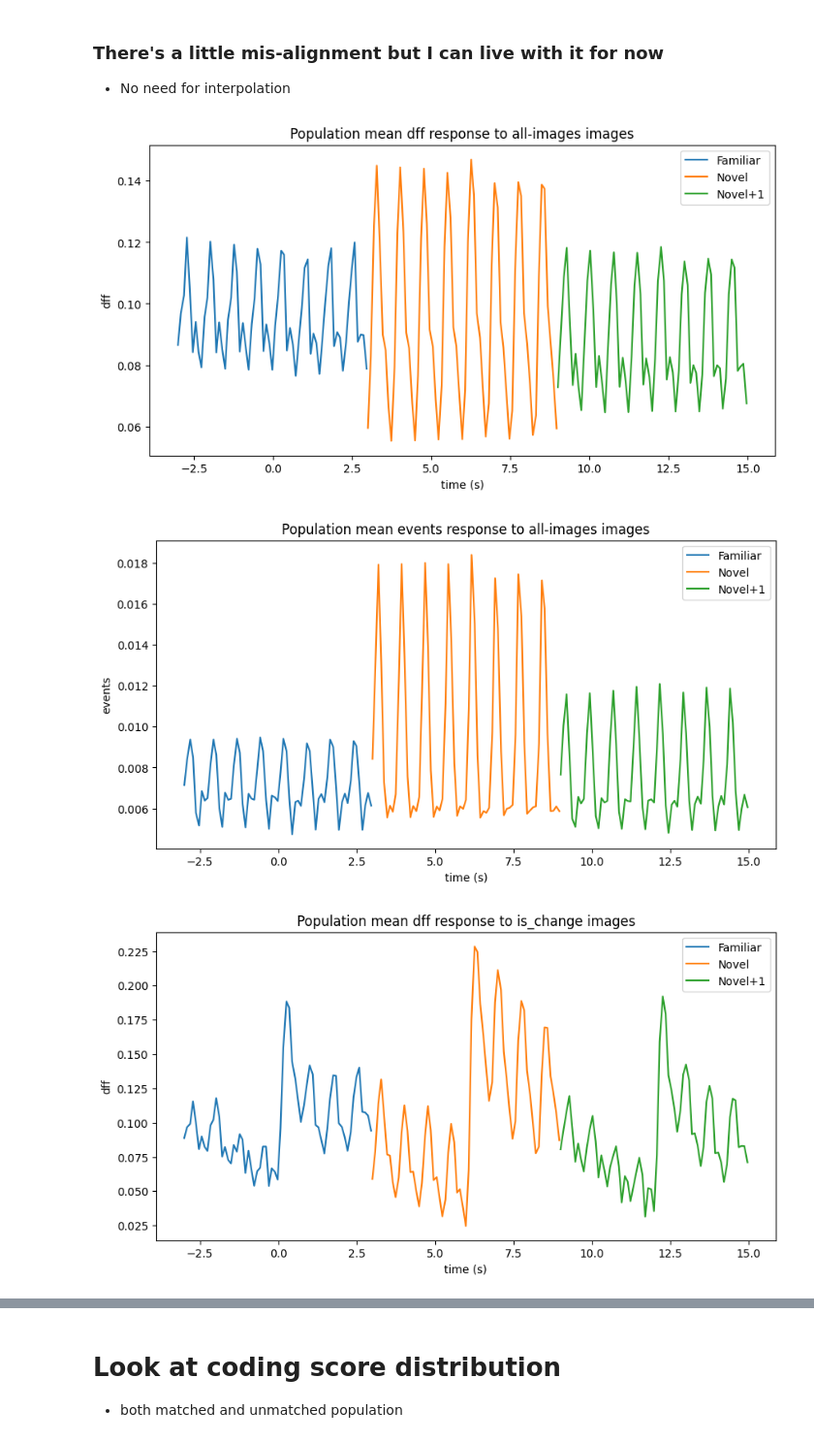
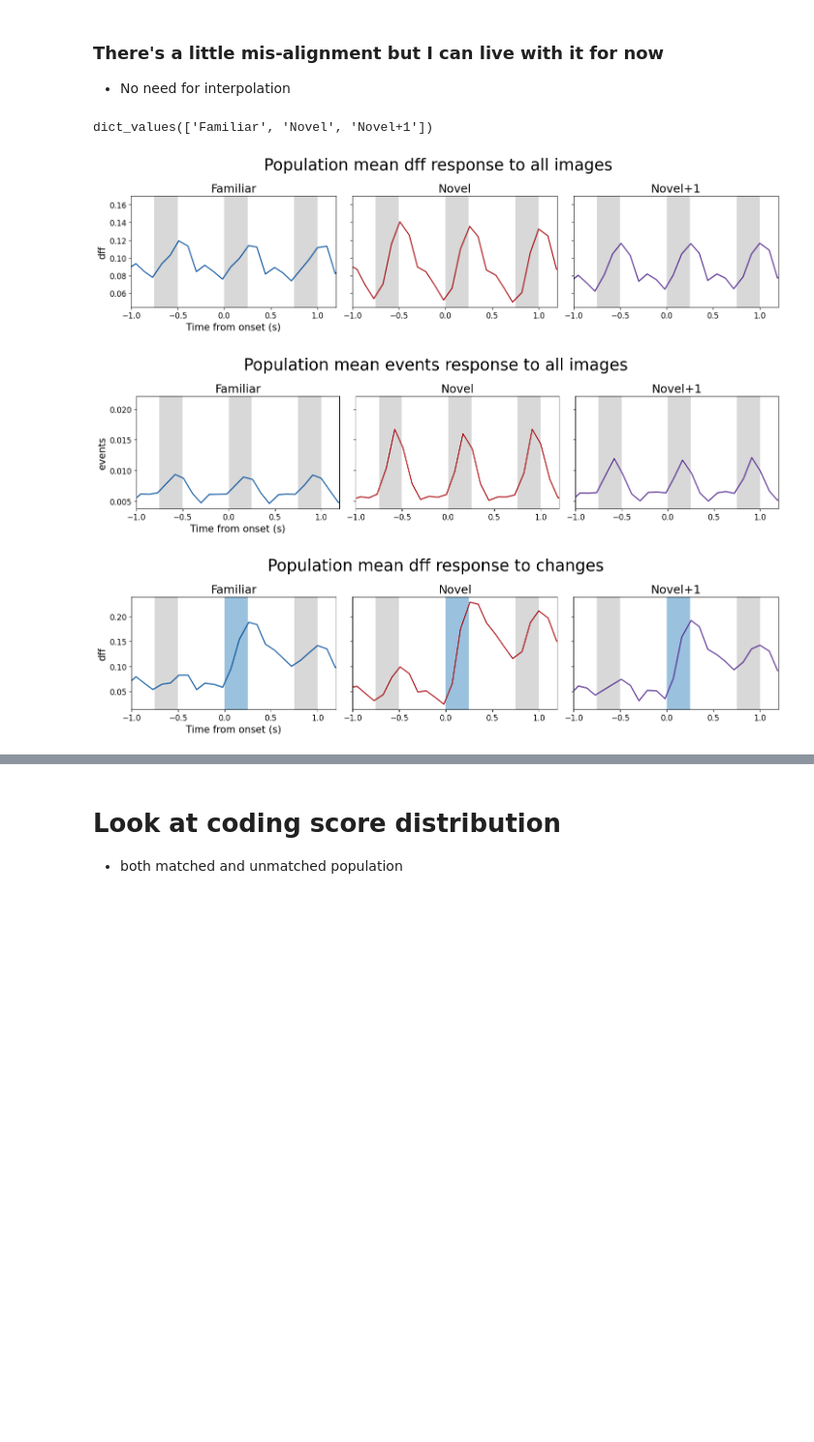
Before and after one commit to AllenNeuralDynamics/AIND-ophys-mFISH-GLM, a Jupyter notebook: code/notebooks/250128_coding_scores.ipynb, the cells around one changed output, grey strips where cells are left out. Shown at 97% size. Saved outputs shown, nothing was run; the diff lists cells and outputs as text; code cells hidden in the pictures; blank space fills up the shorter version.

Commit message:
notebooks for Thyme analysis

```diff
--- a/code/notebooks/250128_coding_scores.ipynb
+++ b/code/notebooks/250128_coding_scores.ipynb
@@ -35,4 +42,11 @@ import capsule_utils
 # %%
+# GLM parameters
+dm_version = 2
+data_type = 'events'
+suffix = ''
+
+# Loading session information
+
 data_dir = '/root/capsule/data'
 data_folders = [d for d in glob.glob(data_dir + '/*') if Path(d).is_dir()]
 raw_paths = np.sort([d for d in data_folders if ('processed' not in d.split('/')[-1]) and
@@ -57,4 +71,3 @@ session_info_df = pd.DataFrame({'session_name': session_names,
                                 'session_ind': session_inds,
                                 'session_type': session_types})
 session_info_df.set_index('session_key', drop=True, inplace=True)
-session_info_df
@@ -98,11 +97,11 @@ f1n2_all_matched_roi_df.head()
 # %% [markdown]
 # Mean responses
 # %%
-mean_response_path = Path('/root/capsule/data/single_cell_mean_responses_736963_natural_images_condition_v0')
+mean_response_path = Path('/root/capsule/scratch/Thyme/responses_condition_v1')
 mean_response_df = pd.DataFrame()
 for session_ind in session_ind_name_dict.keys():
     session_name = session_info_df.query(f'session_ind=={session_ind}').session_name.values[0]
-    mean_response_fn = mean_response_path / f'response_v0_{session_name}.feather'
+    mean_response_fn = mean_response_path / f'response_v1_{session_name}.feather'
     temp_response_df = pd.read_feather(mean_response_fn)
     conditions = temp_response_df.condition.unique()
     image_condition = [condition for condition in conditions if 'image' in condition][0]
@@ -140,27 +139,50 @@ common_timestamps = timestamps_sessions[0]
 # %% [markdown]
 ### There's a little mis-alignment but I can live with it for now
 - No need for interpolation
+# %%
+session_ind_name_dict.values()
+# %% [output]
+dict_values(['Familiar', 'Novel', 'Novel+1'])
 # %%
 conditions = mean_response_df.condition.unique()
+titles = ['all images', 'changes', 'omissions']
 data_types = mean_response_df.data_type.unique()
-for condition in conditions:
+colors = vba_tools.get_experience_level_colors()
+time_window = [-1, 1.2]
+
+for ci, condition in enumerate(conditions):
     for data_type in data_types:
+# condition = conditions[0]
+# data_type = data_types[0]
         mean_responses = mean_response_df.query(f'condition=="{condition}" and data_type=="{data_type}"').groupby('session_ind')[['mean_trace']].mean()
         sem_responses = pd.DataFrame(mean_response_df.query(f'condition=="{condition}" and data_type=="{data_type}"').groupby(
             'session_ind')[['mean_trace']].apply(
                 lambda x: np.std(x.values)/x.values.shape[0]))
-        fig, ax = plt.subplots(1, 1, figsize=(10, 5))
+        fig, ax = plt.subplots(1, 3, sharex=True, sharey=True, figsize=(15,4))
         for si in range(3):
-            x = common_timestamps + si * 6
             mean = mean_responses.iloc[si].values[0]
             sem = sem_responses.iloc[si].values[0]
-            ax.fill_between(x, mean - sem, mean + sem, alpha=0.5)
-            ax.plot(x, mean, label=session_ind_name_dict[list(session_ind_name_dict.keys())[si]])
-        ax.legend()
-        ax.set_xlabel('time (s)')
-        ax.set_ylabel(data_type)
-        ax.set_title(f'Population mean {data_type} response to {condition} images')
+            ax[si].fill_between(common_timestamps, mean - sem, mean + sem, color=colors[si], alpha=0.5)
+            ax[si].plot(common_timestamps, mean, color=colors[si], label=session_ind_name_dict[list(session_ind_name_dict.keys())[si]])
+            if 'change' in condition:
+                vba_tools.plot_flashes_on_trace(ax[si], common_timestamps, change_time=0, change=True,
+                                                alpha=0.3)
+            elif 'omitted' in condition:
+                vba_tools.plot_flashes_on_trace(ax[si], common_timestamps, change_time=0, omitted=True,
+                                                alpha=0.3)
+            else:
+                vba_tools.plot_flashes_on_trace(ax[si], common_timestamps, change_time=0,
+                                                alpha=0.3)
+            ax[si].set_xlim(time_window)
+            ax[si].tick_params(axis='both', labelsize=12)
+            ax[si].set_title(list(session_ind_name_dict.values())[si], fontsize=18)
+
+
+        ax[0].set_xlabel('Time from onset (s)', fontsize=15)
+        ax[0].set_ylabel(data_type, fontsize=15)
+        fig.suptitle(f'Population mean {data_type} response to {titles[ci]}', fontsize=25)
+        fig.tight_layout()
 # %% [output]
-[figure, old version]
+[figure, new version]
-[figure, old version]
+[figure, new version]
-[figure, old version]
+[figure, new version]
```
Also changed, not shown: parts of 3 cells of this notebook, 7 other files.
